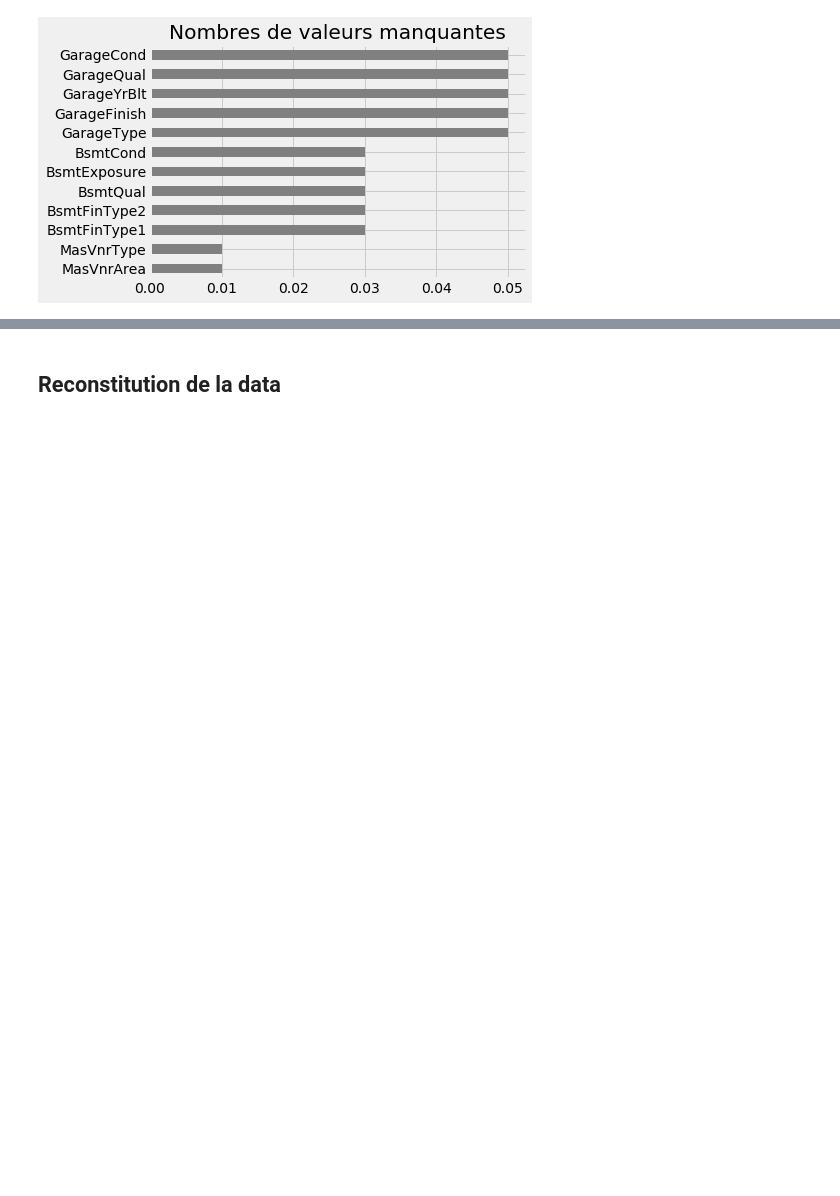
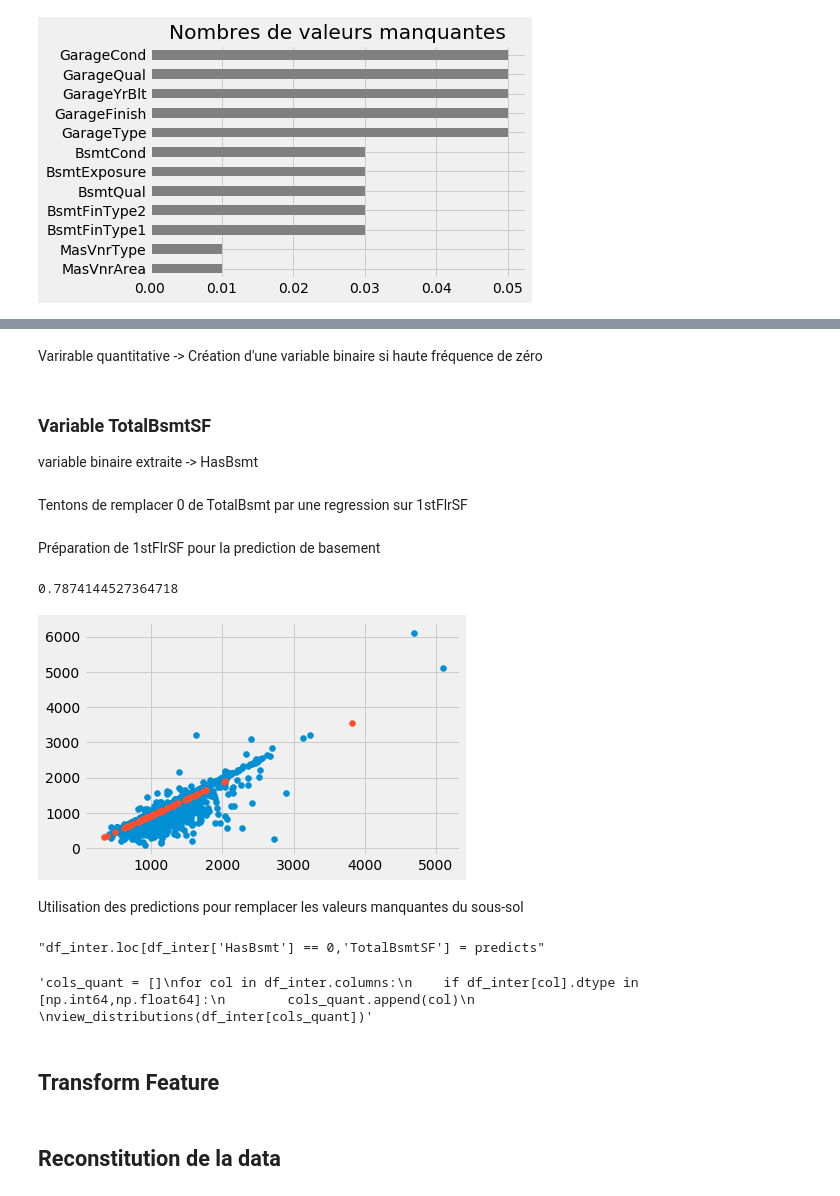
Before and after one commit to June-So/House-Price-Project, a Jupyter notebook: linear_regression.ipynb, the cells around one changed output, grey strips where cells are left out. Saved outputs shown, nothing was run; the diff lists cells and outputs as text; code cells hidden in the pictures; blank space fills up the shorter version.

```diff
--- a/linear_regression.ipynb
+++ b/linear_regression.ipynb
@@ -83,0 +72,5 @@ for i in cols_replace_na_num:
+# %% [markdown]
+Varirable quantitative -> Création d'une variable binaire si haute fréquence de zéro
+# %% [markdown]
+### Variable TotalBsmtSF
+variable binaire extraite -> HasBsmt
@@ -84,3 +80,40 @@ for i in cols_replace_na_num:
+# %% [markdown]
+Tentons de remplacer 0 de TotalBsmt par une regression sur 1stFlrSF
+# %% [markdown]
+Préparation de 1stFlrSF pour la prediction de basement
+# %%
+#plt.scatter(x='1stFlrSF',y='TotalBsmtSF',data=df_inter)
+train_bsmt = df_inter[['1stFlrSF','TotalBsmtSF','HasBsmt']]
+lm = LinearRegression()
+X_train = df_inter[df_inter['HasBsmt'] == 1][['1stFlrSF']]
+X_test = df_inter[df_inter['HasBsmt'] == 0][['1stFlrSF']]
+Y_train = df_inter[df_inter['HasBsmt'] == 1]['TotalBsmtSF']
+
+lm.fit(X_train,Y_train)
+predicts = lm.predict(X_test)
+plt.scatter(x=X_train['1stFlrSF'],y=Y_train)
+plt.scatter(x=X_test['1stFlrSF'],y=predicts)
+lm.score(X_train,Y_train)
+# %% [output]
+0.7874144527364718
+[figure, added]
+# %% [markdown]
+Utilisation des predictions pour remplacer les valeurs manquantes du sous-sol
+# %%
+"""df_inter.loc[df_inter['HasBsmt'] == 0,'TotalBsmtSF'] = predicts"""
+# %% [output]
+"df_inter.loc[df_inter['HasBsmt'] == 0,'TotalBsmtSF'] = predicts"
+# %%
+"""cols_quant = []
+for col in df_inter.columns:
+    if df_inter[col].dtype in [np.int64,np.float64]:
+        cols_quant.append(col)
+
+view_distributions(df_inter[cols_quant])"""
+# %% [output]
+'cols_quant = []\nfor col in df_inter.columns:\n    if df_inter[col].dtype in [np.int64,np.float64]:\n        cols_quant.append(col)\n        \nview_distributions(df_inter[cols_quant])'
+# %% [markdown]
+## Transform Feature
 # %% [markdown]
 ## Reconstitution de la data
 # %%
```
Also changed, not shown: parts of 32 cells of this notebook, 2 other files.
